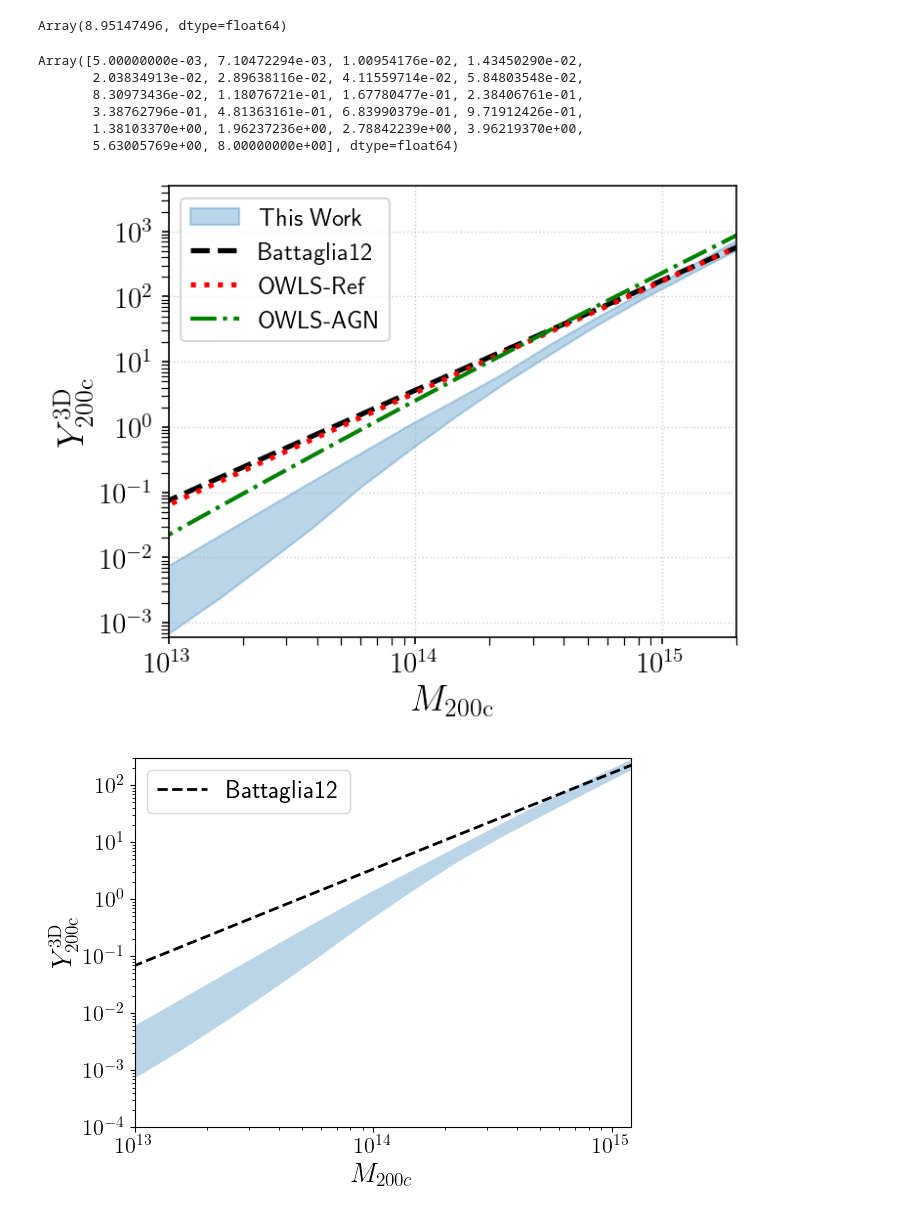
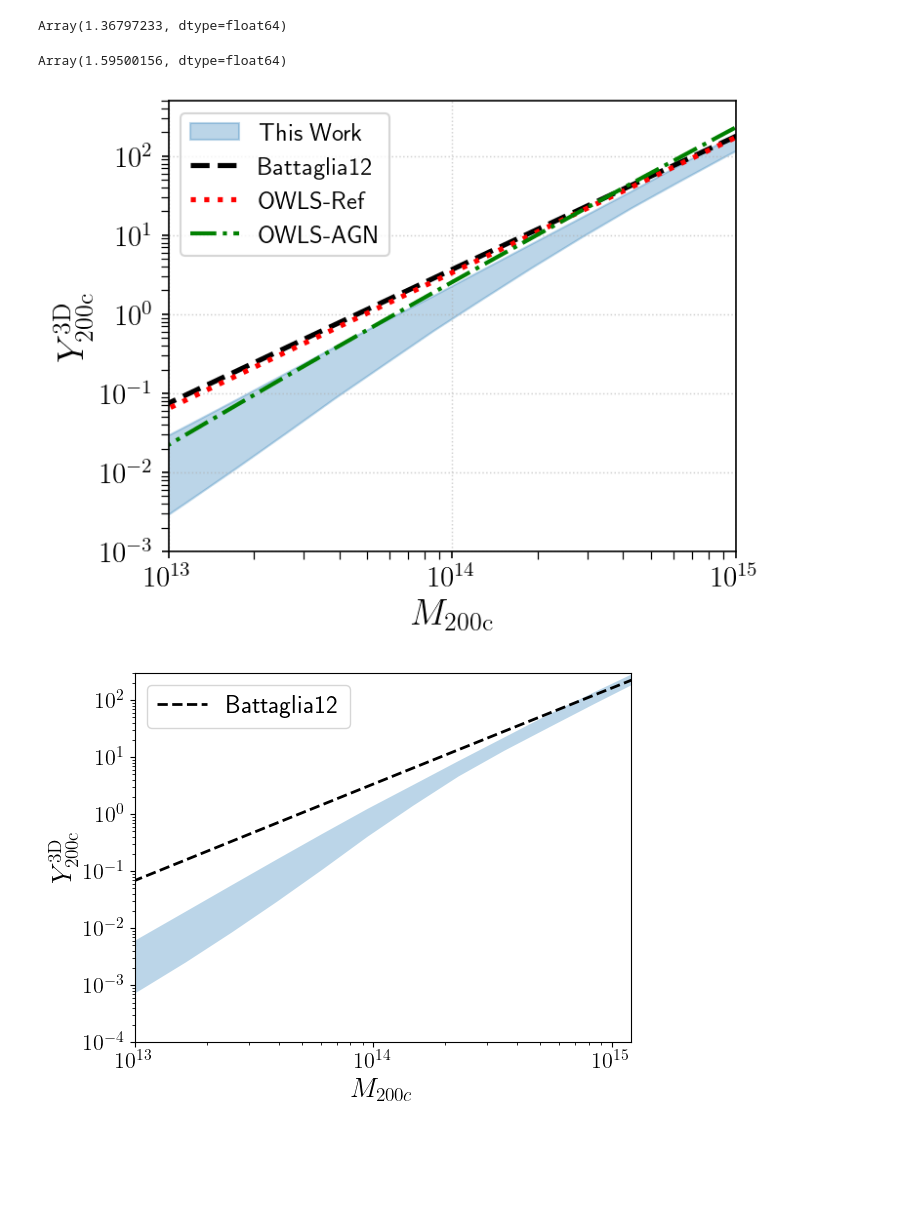
Before and after one commit to shivampcosmo/GODMAX, a Jupyter notebook: notebooks/ACTxDES/YM_werr.ipynb, the cells around one changed output. Drawn from its saved outputs; the diff is of its cells as text; code cells hidden in the pictures; blank space fills up the shorter version.

```diff
--- a/notebooks/ACTxDES/YM_werr.ipynb
+++ b/notebooks/ACTxDES/YM_werr.ipynb
@@ -106,10 +107,15 @@ def get_samps(fname, acorr_max = 0.075, acorr_min = 0.0075):
     print(samps.shape, samps_sel.shape)
     return samps, keys
 # %%
-ldir = '/projects/bdne/spandey3/new_godmax/GODMAX/results/DESxACT/chains_Jan/'
+# ldir = '/projects/bdne/spandey3/new_godmax/GODMAX/results/DESxACT/chains_Jan/'
+ldir = '/projects/bdne/spandey3/new_godmax/GODMAX/results/DESxACT/chains_Feb/'
 # samps_all = get_MCsamps(ldir + 'mcmc_v9_probe_all_modelmatter_DMB_deproj_cib_1p7_dBeta_samples_4500_warmup_3500_num_chains_64_treedepth_4_gtysc_True_Y3xipmsc_False.pkl')
 # samps_gty = get_MCsamps(ldir + 'mcmc_v9_probe_gty_modelmatter_DMB_deproj_cib_1p7_dBeta_samples_4000_warmup_3000_num_chains_64_treedepth_4_gtysc_True_Y3xipmsc_False.pkl')
 # samps_xipm = get_MCsamps(ldir + 'mcmc_v9_probe_xip_xim_modelmatter_DMB_deproj_cib_1p7_dBeta_samples_4500_warmup_3500_num_chains_64_treedepth_4_gtysc_True_Y3xipmsc_False.pkl')
 
-samps, keys = get_samps(ldir + 'mcmc_v10_probe_all_modelmatter_DMB_deproj_cib_1p7_dBeta_samples_8000_warmup_7000_num_chains_64_treedepth_4_gtysc_True_Y3xipmsc_False.pkl')
+# samps, keys = get_samps(ldir + 'mcmc_v10_probe_all_modelmatter_DMB_deproj_cib_1p7_dBeta_samples_8000_warmup_7000_num_chains_64_treedepth_4_gtysc_True_Y3xipmsc_False.pkl')
+
+# samps, keys = get_samps(ldir + 'mcmc_v10_nzfix_probe_all_modelmatter_DMB_deproj_cib_1p7_dBeta_samples_8000_warmup_8000_num_chains_64_treedepth_4_gtysc_True_Y3xipmsc_False.pkl')
+# samps, keys = get_samps(ldir + 'mcmc_v10_wide_nzfix_probe_all_modelmatter_DMB_deproj_cib_1p7_dBeta_samples_8000_warmup_8000_num_chains_64_treedepth_4_gtysc_True_Y3xipmsc_False.pkl')
+samps, keys = get_samps(ldir + 'mcmc_v10_widemuej_nzfix_probe_all_modelmatter_DMB_deproj_cib_1p7_dBeta_samples_8000_warmup_8000_num_chains_64_treedepth_4_gtysc_True_Y3xipmsc_False.pkl')
 # %% [output]
@@ -171,8 +177,8 @@ samps, keys = get_samps(ldir + 'mcmc_v10_probe_all_modelmatter_DMB_deproj_cib_1p
 # %%
 # samps.shape
 nsamp_tot = samps.shape[0]
-# indsel = np.sort(np.random.randint(0, nsamp_tot, 128))
-# indsel = np.sort(np.random.randint(0, nsamp_tot, 64))
-indsel = np.sort(np.random.randint(0, nsamp_tot, 8))
+indsel = np.sort(np.random.randint(0, nsamp_tot, 512))
+# indsel = np.sort(np.random.randint(0, nsamp_tot, 16))
+# indsel = np.sort(np.random.randint(0, nsamp_tot, 8))
 indsel
 # %% [output]
@@ -229,7 +251,7 @@ for map_ind in tqdm(indsel):
 
     # saved_bestift
     from astropy.io import fits
-    df = fits.open(os.path.abspath(abs_path_data + '/DESxACT/2pt_NG_final_2ptunblind_02_26_21_wnz_maglim_covupdate.fits'))
+    df = fits.open(os.path.abspath(abs_path_data + '/DESxACT/2pt_NG_final_2ptunblind_02_26_21_wnz_maglim_covupdate_newbins.fits'))
     z_array = df['nz_source'].data['Z_MID']
     nz_info_dict = {}
     nz_info_dict['z_array_source'] = z_array
@@ -520,17 +555,12 @@ Array([5.00000000e-03, 5.62120018e-03, 6.31957830e-03, 7.10472294e-03,
 # %%
 owls_test.get_params_pressure('P0', 20, 0)
 # %% [output]
-Array(8.95147496, dtype=float64)
+Array(1.36797233, dtype=float64)
 # %%
 owls_test.r200c_mat[20,0]
 # owls_test.r_array
 # %% [output]
-Array([5.00000000e-03, 7.10472294e-03, 1.00954176e-02, 1.43450290e-02,
-       2.03834913e-02, 2.89638116e-02, 4.11559714e-02, 5.84803548e-02,
-       8.30973436e-02, 1.18076721e-01, 1.67780477e-01, 2.38406761e-01,
-       3.38762796e-01, 4.81363161e-01, 6.83990379e-01, 9.71912426e-01,
-       1.38103370e+00, 1.96237236e+00, 2.78842239e+00, 3.96219370e+00,
-       5.63005769e+00, 8.00000000e+00], dtype=float64)
+Array(1.59500156, dtype=float64)
 # %%
 import matplotlib.pyplot as plt
 
@@ -538,42 +568,43 @@ plt.figure(figsize=(5, 4), dpi=150)
 
 # Fill region with transparency
 plt.fill_between(M_array, Ymin, Ymax, alpha=0.3, color='tab:blue', label='This Work')
+# plt.fill_between(M_array, Ymin_2sigma, Ymax_2sigma, alpha=0.2, color='tab:blue')
 
 # Plot main curve with improved styling
 plt.plot(M_array, Y_B12_all, label=r'Battaglia12', lw=2.5, color='black', ls='--')
 plt.plot(M_array, Y_owls_all_ref, label=r'OWLS-Ref', lw=2.5, color='red', ls=':')
 plt.plot(M_array, Y_owls_all_agn, label=r'OWLS-AGN', lw=2, color='green', ls='-.')
 
 # Log scales for better visualization
 plt.xscale('log')
 plt.yscale('log')
 
 # Axis labels with LaTeX-style formatting
 plt.xlabel(r'$M_{\rm 200c}$', fontsize=18)
 plt.ylabel(r'$Y^{\rm 3D}_{\rm 200c}$', fontsize=18)
 
 # Improved axis limits
-plt.xlim(1e13, 2e15)
-plt.ylim(6e-4, 5e3)
+plt.xlim(1e13, 1e15)
+plt.ylim(1e-3, 5e2)
 
 # Improved legend with frame and better positioning
 plt.legend(fontsize=12, frameon=True, loc='best')
 
 # Better tick formatting for readability
 plt.tick_params(axis='both', which='major', labelsize=14)
 plt.tick_params(axis='both', which='minor', labelsize=12, length=4)
 
 # Grid with transparency for better visualization
 # plt.grid(True, which="both", linestyle=":", linewidth=0.7, alpha=0.6)
 plt.grid(True, linestyle=":", linewidth=0.7, alpha=0.6)
 
 # Save figure with high quality
-sdir = '/projects/bdne/spandey3/new_godmax/GODMAX/results/DESxACT/'
-# plt.savefig(sdir + 'YM.pdf', bbox_inches='tight', dpi=300)
+sdir = '/projects/bdne/spandey3/new_godmax/GODMAX/results/DESxACT/plots/'
+plt.savefig(sdir + 'YM_v10_widemuej.pdf', bbox_inches='tight', dpi=300)
 
 plt.show()
 # %% [output]
-[figure, old version]
+[figure, new version]
 # %%
 pl.figure()
 pl.fill_between(M_array, Ymin, Ymax, alpha=0.3)
```
Also changed, not shown: parts of 7 cells of this notebook, 34 other files.
